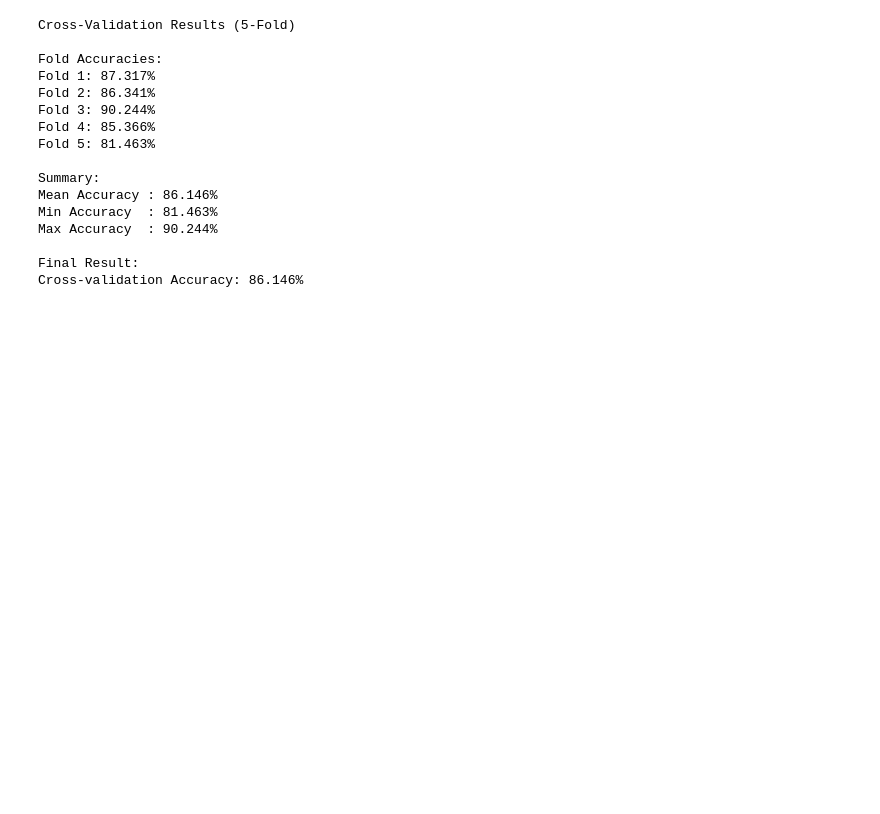
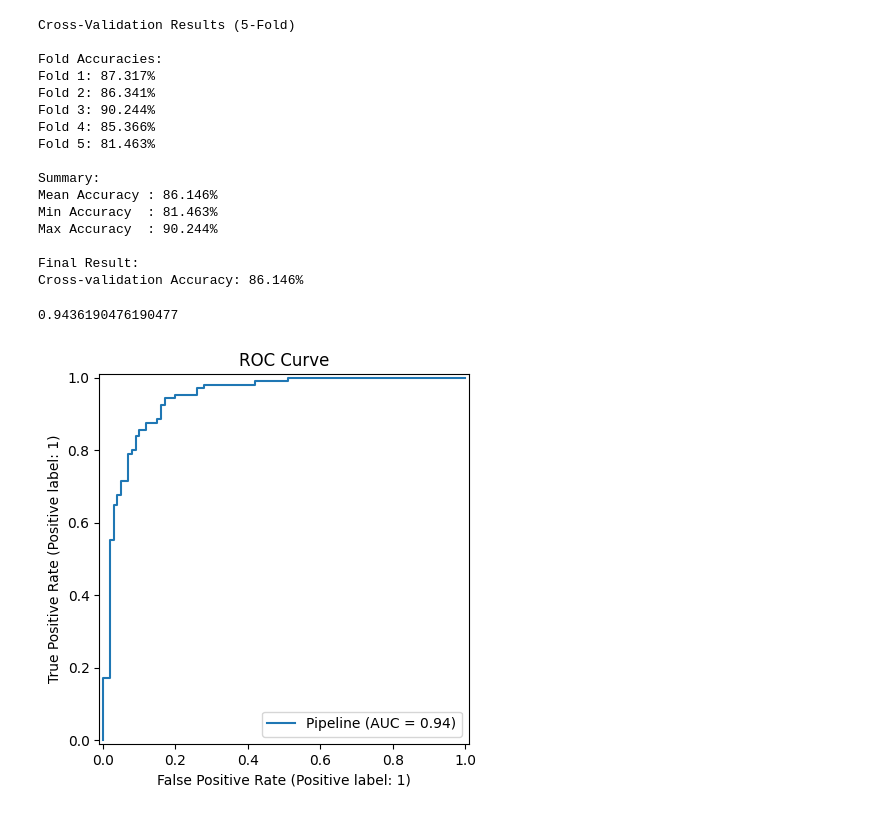
Before and after one commit to sirsona/ml-labs, a Jupyter notebook: heart_disease/heart_disease.ipynb, the cells around one changed output. Cells and saved outputs as stored; diff of their text form; code cells hidden in the pictures; blank space fills up the shorter version.

Commit message:
add roc-auc score

```diff
--- a/heart_disease/heart_disease.ipynb
+++ b/heart_disease/heart_disease.ipynb
@@ -377,3 +369,30 @@ Max Accuracy  : 90.244%
 
 Final Result:
 Cross-validation Accuracy: 86.146%
+# %%
+# roc-auc
+from sklearn.metrics import roc_auc_score
+
+probs = pipeline.predict_proba(X_test)[:, 1]
+
+roc_auc = roc_auc_score(y_test, probs)
+
+print(roc_auc)
+# %% [output]
+0.9436190476190477
+# %%
+# plot
+from sklearn.metrics import RocCurveDisplay
+import matplotlib.pyplot as plt
+
+# Plot ROC Curve
+RocCurveDisplay.from_estimator(
+    pipeline,
+    X_test,
+    y_test
+)
+
+plt.title("ROC Curve")
+plt.show()
+# %% [output]
+[figure, added]
```
Also changed, not shown: parts of 5 cells of this notebook.
